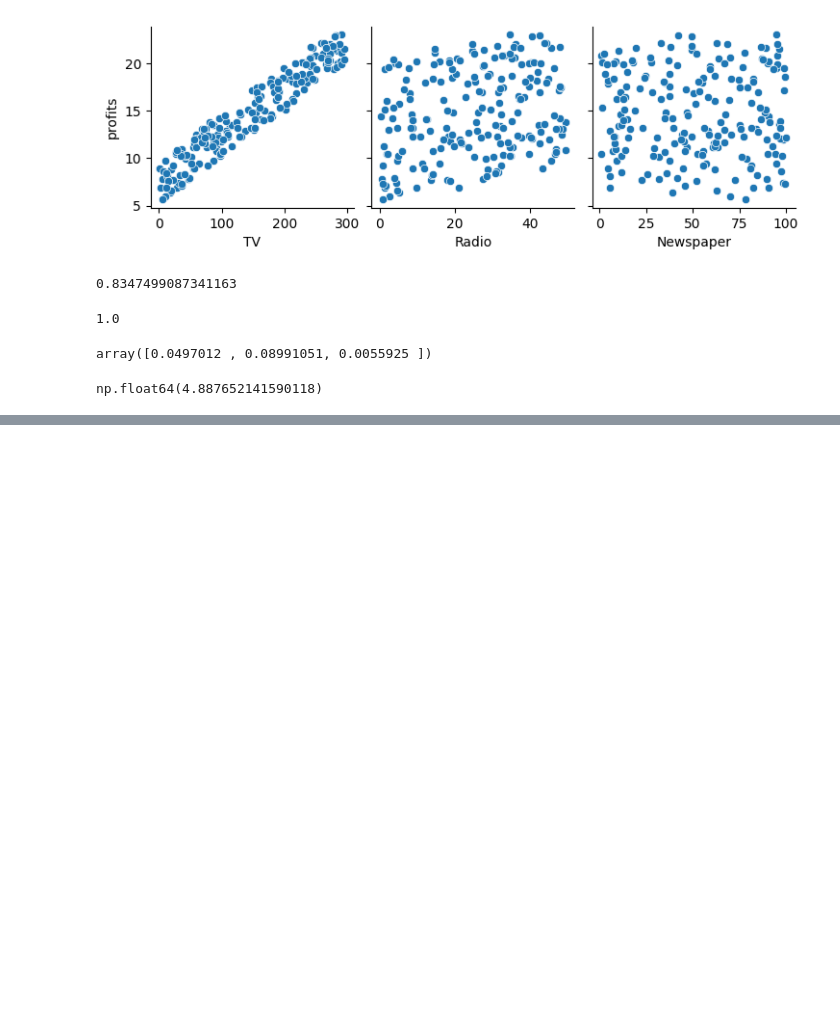
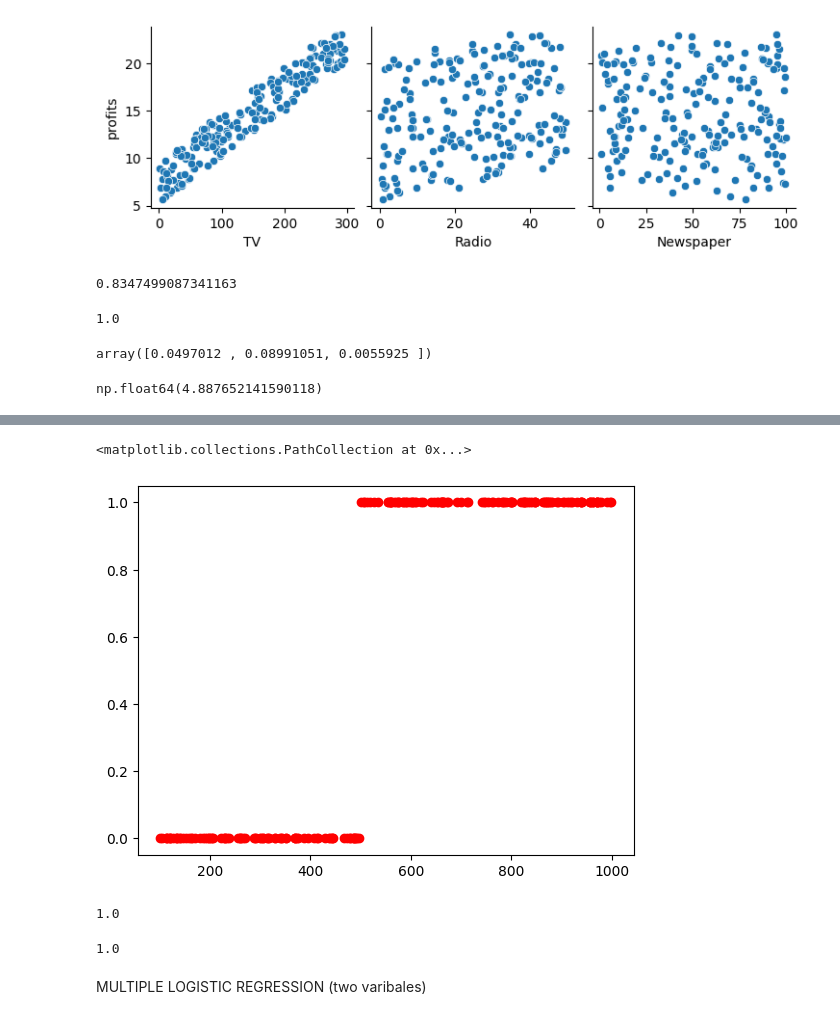
Before and after one commit to jahanashirin09/machineLearning, a Jupyter notebook: test_different_types_regression/types_regression.ipynb, the cells around one changed output, grey strips where cells are left out. Cells and saved outputs as stored; diff of their text form; code cells hidden in the pictures; blank space fills up the shorter version.

```diff
--- a/test_different_types_regression/types_regression.ipynb
+++ b/test_different_types_regression/types_regression.ipynb
@@ -234,0 +214,2 @@ Name: 1.000000, Length: 199, dtype: float64
+# %%
+lg=LogisticRegression()
@@ -234,0 +220,17 @@ Name: 1.000000, Length: 199, dtype: float64
+# %%
+y_log_pred=lg.predict(x_log)
+# %%
+plt.scatter(x_log,y_log_pred,color='r')
+# %% [output]
+<matplotlib.collections.PathCollection at 0x...>
+[figure, added]
+# %%
+lg.score(x_log,y_log)
+# %% [output]
+1.0
+# %%
+lg.score(x_log,y_log_pred)
+# %% [output]
+1.0
+# %% [markdown]
+MULTIPLE LOGISTIC REGRESSION (two varibales)
```
Also changed, not shown: parts of 22 cells of this notebook, 5 other files.
